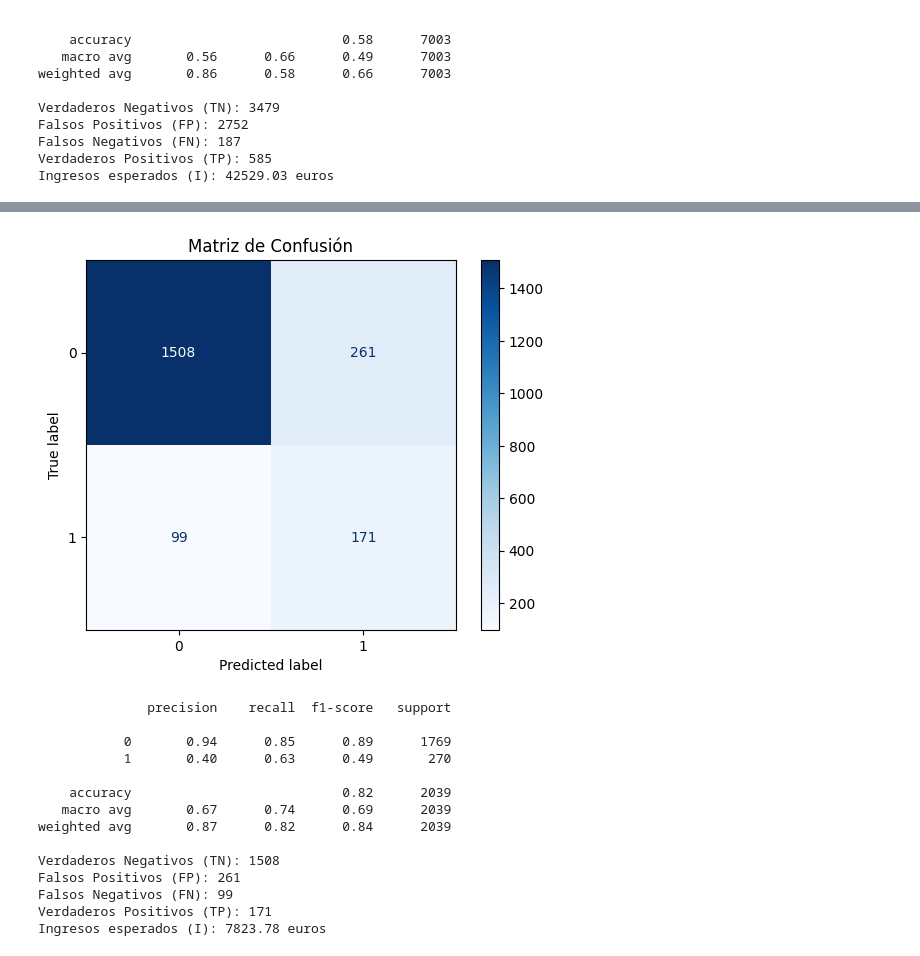
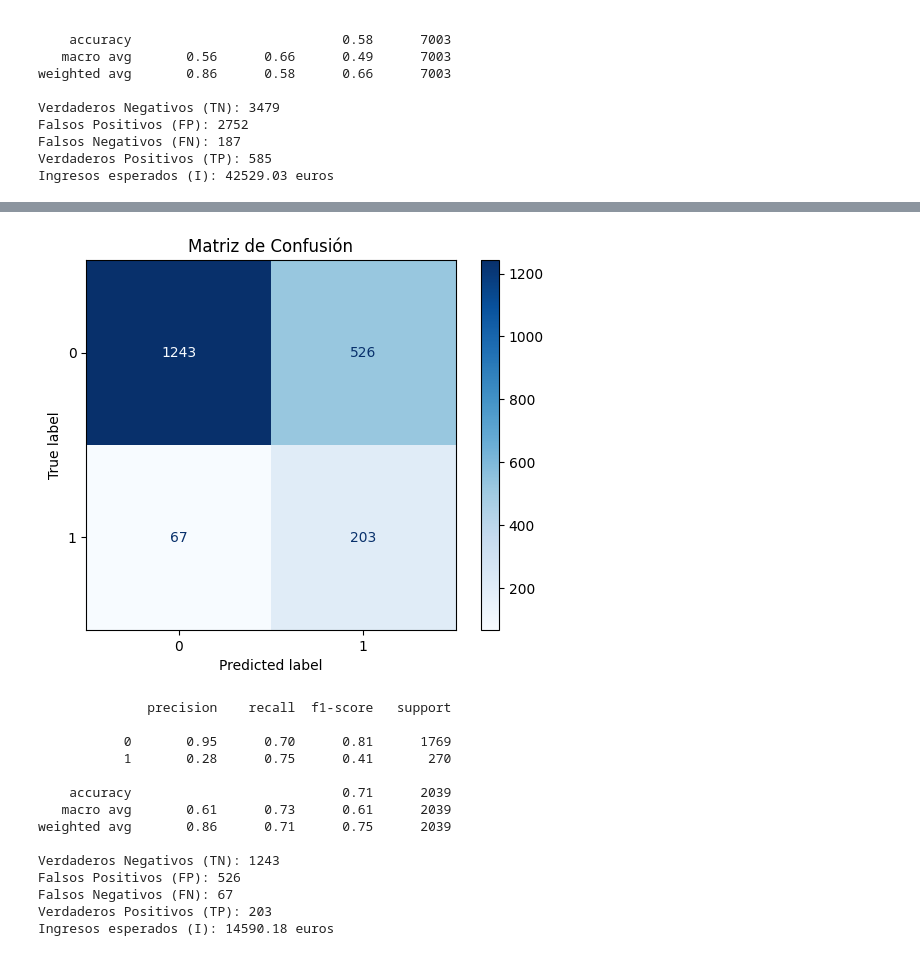
Before and after one commit to cflorido/banking-subscription-prediction, a Jupyter notebook: final_model.ipynb, the cells around one changed output, grey strips where cells are left out. Cells and saved outputs as stored; diff of their text form; code cells hidden in the pictures.

```diff
--- a/final_model.ipynb
+++ b/final_model.ipynb
@@ -250,8 +250,10 @@ from tensorflow import keras
 from sklearn.metrics import confusion_matrix, ConfusionMatrixDisplay, classification_report
 from imblearn.over_sampling import SMOTE
 import matplotlib.pyplot as plt
+from sklearn.utils.class_weight import compute_class_weight
+from imblearn.combine import SMOTEENN
+# Cargar los datos
 
-# Cargar los datos
 df = pd.read_csv('bank_data.csv', sep=';')
 df = df[(df['age'] >= 50)]
 # Convertir las categorías a valores numéricos
@@ -297,7 +299,8 @@ test_ds = test_ds.batch(batch_size)
 X_train = train.drop(columns=['y'])
 y_train = train['y']
 
-smote = SMOTE()
+smote = SMOTEENN(sampling_strategy='auto', random_state=100)
+
 #smote = SMOTE(random_state=100)
 X_resampled, y_resampled = smote.fit_resample(X_train, y_train)
 
@@ -351,19 +354,26 @@ len_feats = len(feats_encoded)
 for i, feat in enumerate(num_feats):
     feats_encoded.append(encode_numerical_feature(inputs[len_feats + i], feat, train_ds_resampled))
 
-# Concatenar todas las características codificadas
+# Concatenar todas las características
 all_feats = tf.concat(feats_encoded, axis=1)
 
 # Construir el modelo
-model_layers = keras.layers.Dense(32, activation='relu')(all_feats)
-model_layers = keras.layers.Dense(1, activation='sigmoid')(model_layers)
+model_layers = keras.layers.Dense(64, activation='relu')(all_feats)  # Capa oculta con más neuronas
+model_layers = keras.layers.Dense(32, activation='relu')(model_layers)  # Segunda capa oculta
+model_layers = keras.layers.Dense(1, activation='sigmoid')(model_layers)  # Capa de salida
+
 model = keras.Model(inputs, model_layers)
 
 # Compilar el modelo
 model.compile(optimizer='adam', loss='binary_crossentropy', metrics=['accuracy'])
 
 # Entrenar el modelo con los datos balanceados
-model.fit(train_ds_resampled, epochs=50, validation_data=val_ds)
+# Cálculo de class_weight
+class_weights_array = compute_class_weight(class_weight='balanced', classes=np.unique(y_train), y=y_train)
+class_weights = {i: class_weights_array[i] for i in range(len(class_weights_array))}
+
+# Entrenar el modelo
+model.fit(train_ds_resampled, epochs=50, validation_data=val_ds, class_weight=class_weights)
 
 # Evaluar el modelo en el conjunto de prueba
 test_loss, test_accuracy = model.evaluate(test_ds)
@@ -401,6 +411,6 @@ I = (P - CC) * tp + (-CC) * fp + CC * tn + (-P) * fn
 print(f'Ingresos esperados (I): {I:.2f} euros')
 
 
-model.save('modeloproy2_2.keras')
+model.save('modeloproy2_3.keras')
 # %% [output]
 y
@@ -423,15 +433,15 @@ Epoch 4/50
-[figure, old version]
+[figure, new version]
               precision    recall  f1-score   support
 
-           0       0.94      0.85      0.89      1769
-           1       0.40      0.63      0.49       270
+           0       0.95      0.70      0.81      1769
+           1       0.28      0.75      0.41       270
 
-    accuracy                           0.82      2039
-   macro avg       0.67      0.74      0.69      2039
-weighted avg       0.87      0.82      0.84      2039
+    accuracy                           0.71      2039
+   macro avg       0.61      0.73      0.61      2039
+weighted avg       0.86      0.71      0.75      2039
 
-Verdaderos Negativos (TN): 1508
-Falsos Positivos (FP): 261
-Falsos Negativos (FN): 99
-Verdaderos Positivos (TP): 171
-Ingresos esperados (I): 7823.78 euros
+Verdaderos Negativos (TN): 1243
+Falsos Positivos (FP): 526
+Falsos Negativos (FN): 67
+Verdaderos Positivos (TP): 203
+Ingresos esperados (I): 14590.18 euros
```
Also changed, not shown: parts of 1 cell of this notebook.
